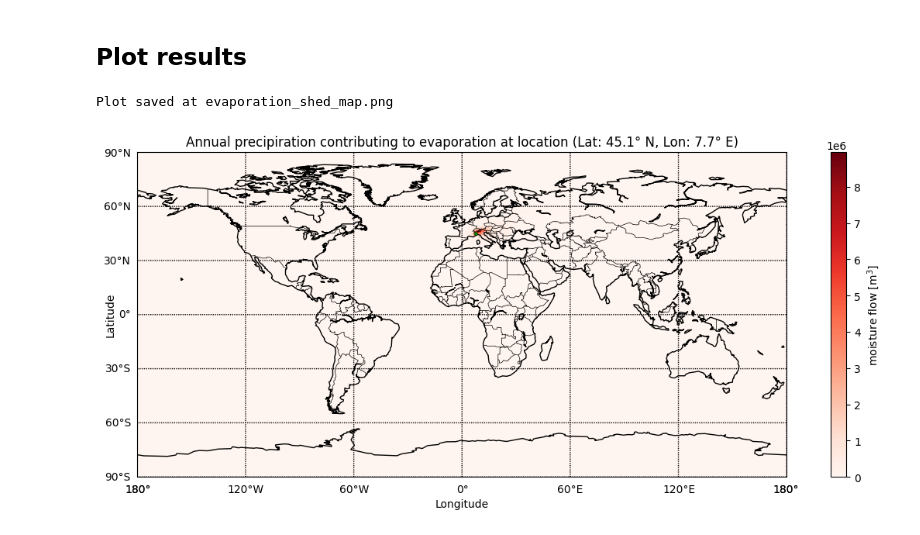
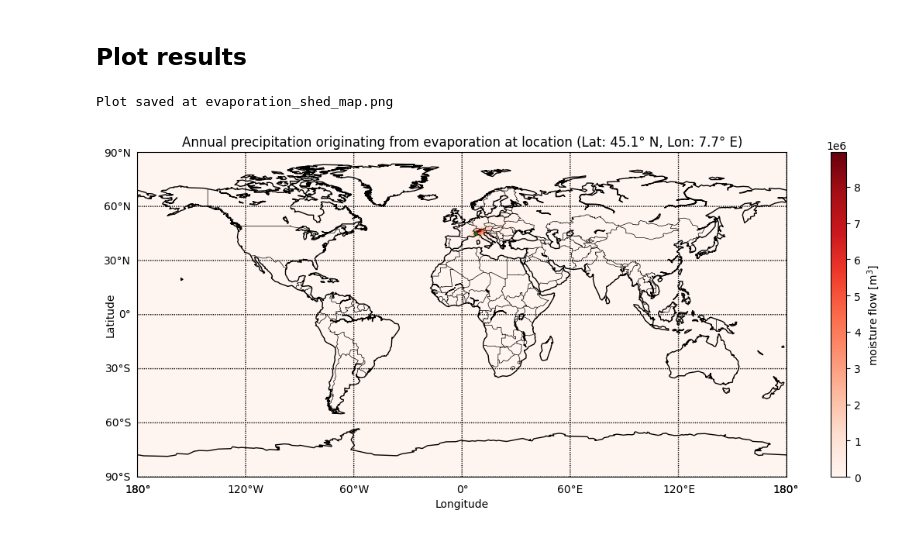
Before and after one commit to elenadepetrillo/RECON-globally-reconciled-moisture-flows, a Jupyter notebook: example_scripts/Rec_evaporation_shed.ipynb, the cells around one changed output. Cells and saved outputs as stored; diff of their text form; code cells hidden in the pictures.

Commit message:
updated example titles

```diff
--- a/example_scripts/Rec_evaporation_shed.ipynb
+++ b/example_scripts/Rec_evaporation_shed.ipynb
@@ -91,32 +91,35 @@ x, y = m(lon2d, lat2d)
 cs = m.pcolormesh(x, y, masked_shed, cmap=cmap, shading='auto', vmin=0)
 
 # Add borders, coastlines, grid
 m.drawcoastlines()
 m.drawcountries()
 m.drawparallels(np.arange(-90, 91, 30), labels=[1,0,0,0])
 m.drawmeridians(np.arange(0, 361, 60), labels=[0,0,0,1])
 
 # Plot the point in map coordinates
 x_pt, y_pt = m((lon + shift_degrees) % 360 - shift_degrees, lat)
 m.plot(x_pt, y_pt, 'go', markersize=3, markeredgewidth=0)
 
 def decimal_to_dms(decimal, is_latitude=False):
     if is_latitude:
         direction = "N" if decimal >= 0 else "S"
     else:
         direction = "E" if decimal >= 0 else "W"
     degrees = abs(decimal)
     return f"{degrees}° {direction}"
 
 plt.colorbar(cs, label="moisture flow [m$^3$]")
-plt.title(f"Annual precipiration contributing to evaporation at location (Lat: {decimal_to_dms(lat, True)}, Lon: {decimal_to_dms(lon)})")
+plt.title(
+    f"Annual precipitation originating from evaporation at location "
+    f"(Lat: {decimal_to_dms(lat, True)}, Lon: {decimal_to_dms(lon)})"
+)
 plt.xlabel("Longitude", labelpad=20)
 plt.ylabel("Latitude", labelpad=20)
 
 plt.tight_layout()
 plt.savefig(output_map_plot_path, dpi=200, bbox_inches='tight')
 print(f"Plot saved at {output_map_plot_path}")
 plt.show()
 # %% [output]
 Plot saved at evaporation_shed_map.png
-[figure, old version]
+[figure, new version]
```
Also changed, not shown: 3 other files.
